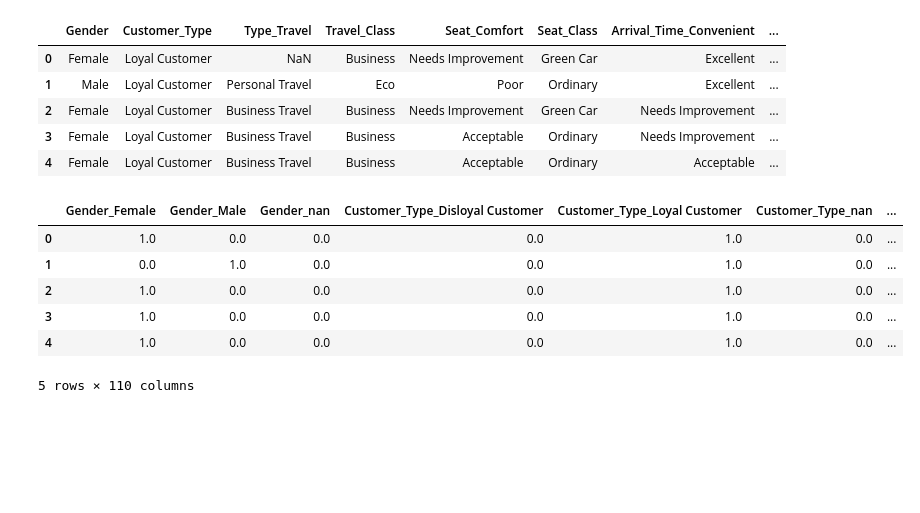
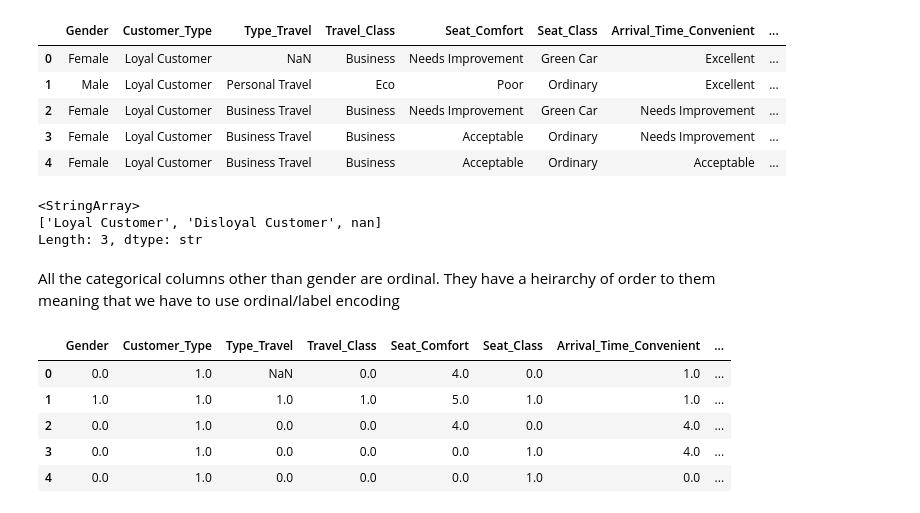
Before and after one commit to FrancisNdirangu/shinkansen_travel_experience_model, a Jupyter notebook: notebook.ipynb, the cells around one changed output. Cells and saved outputs as stored; diff of their text form; code cells hidden in the pictures; blank space fills up the shorter version.

```diff
--- a/notebook.ipynb
+++ b/notebook.ipynb
@@ -110,21 +111,29 @@ See https://pandas.pydata.org/docs/user_guide/migration-3-strings.html#string-mi
 | 2 | Female | Loyal Customer | Business Travel | Business | Needs Improvement | Green Car | Needs Improvement | ... |
 | 3 | Female | Loyal Customer | Business Travel | Business | Acceptable | Ordinary | Needs Improvement | ... |
 | 4 | Female | Loyal Customer | Business Travel | Business | Acceptable | Ordinary | Acceptable | ... |
+# %%
+cat_cols.Customer_Type.unique()
+# %% [output]
+<StringArray>
+['Loyal Customer', 'Disloyal Customer', nan]
+Length: 3, dtype: str
+# %% [markdown]
+All the categorical columns other than gender are ordinal.
+They have a heirarchy of order to them meaning that we have to use ordinal/label encoding
 # %%
-from sklearn.preprocessing import OneHotEncoder
+from sklearn.preprocessing import OrdinalEncoder
 
-enc = OneHotEncoder(sparse_output=False)
+enc = OrdinalEncoder()
 enc_cols = enc.fit_transform(cat_cols)
 enc_cols = pd.DataFrame(data=enc_cols,columns=enc.get_feature_names_out(cat_cols.columns.tolist()))
 enc_cols.head()
 # %% [output]
-|  | Gender_Female | Gender_Male | Gender_nan | Customer_Type_Disloyal Customer | Customer_Type_Loyal Customer | Customer_Type_nan | ... |
-| 0 | 1.0 | 0.0 | 0.0 | 0.0 | 1.0 | 0.0 | ... |
-| 1 | 0.0 | 1.0 | 0.0 | 0.0 | 1.0 | 0.0 | ... |
-| 2 | 1.0 | 0.0 | 0.0 | 0.0 | 1.0 | 0.0 | ... |
-| 3 | 1.0 | 0.0 | 0.0 | 0.0 | 1.0 | 0.0 | ... |
-| 4 | 1.0 | 0.0 | 0.0 | 0.0 | 1.0 | 0.0 | ... |
+|  | Gender | Customer_Type | Type_Travel | Travel_Class | Seat_Comfort | Seat_Class | Arrival_Time_Convenient | ... |
+| 0 | 0.0 | 1.0 | NaN | 0.0 | 4.0 | 0.0 | 1.0 | ... |
+| 1 | 1.0 | 1.0 | 1.0 | 1.0 | 5.0 | 1.0 | 1.0 | ... |
+| 2 | 0.0 | 1.0 | 0.0 | 0.0 | 4.0 | 0.0 | 4.0 | ... |
+| 3 | 0.0 | 1.0 | 0.0 | 0.0 | 0.0 | 1.0 | 4.0 | ... |
+| 4 | 0.0 | 1.0 | 0.0 | 0.0 | 0.0 | 1.0 | 0.0 | ... |
-5 rows × 110 columns
 # %%
 enc_cols.isna().any().sort_values(ascending=False)
 # %% [output]
```
Also changed, not shown: parts of 9 cells of this notebook.
